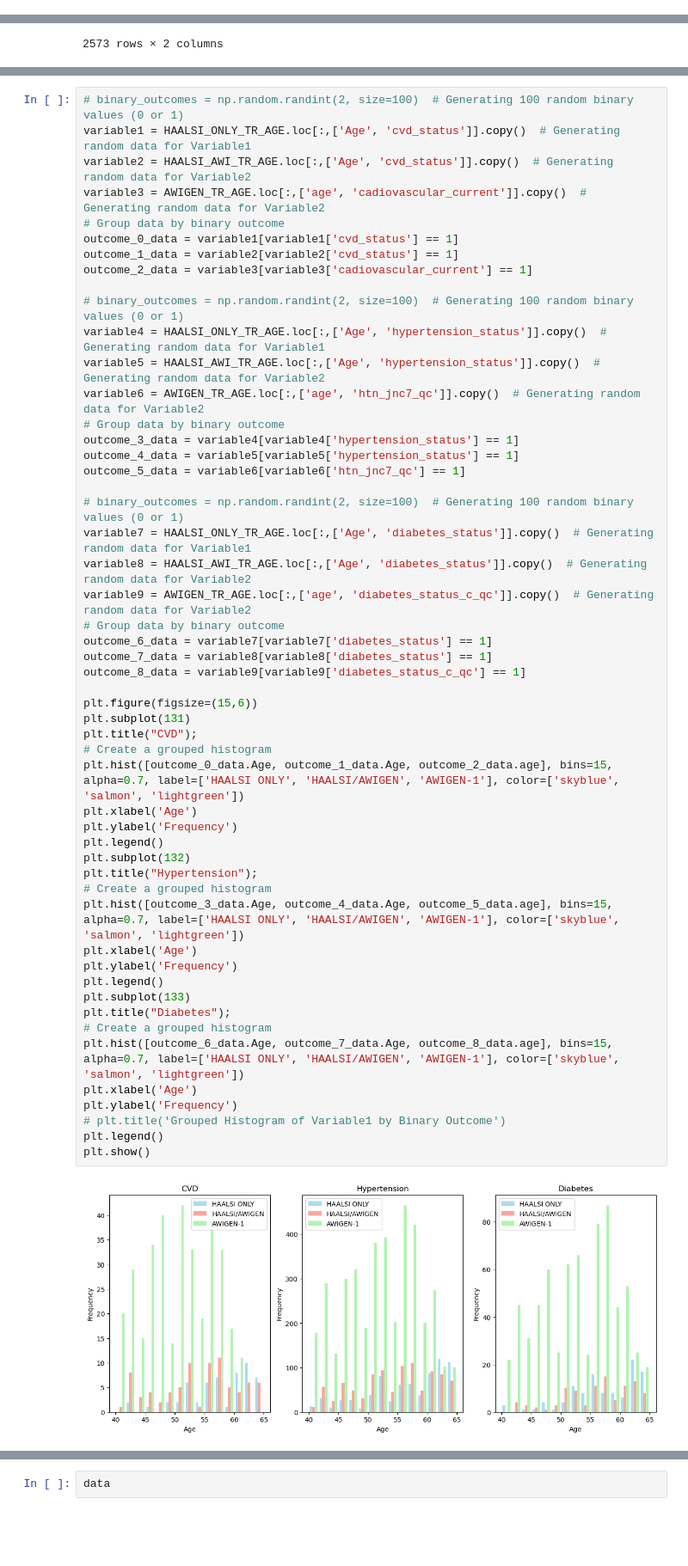
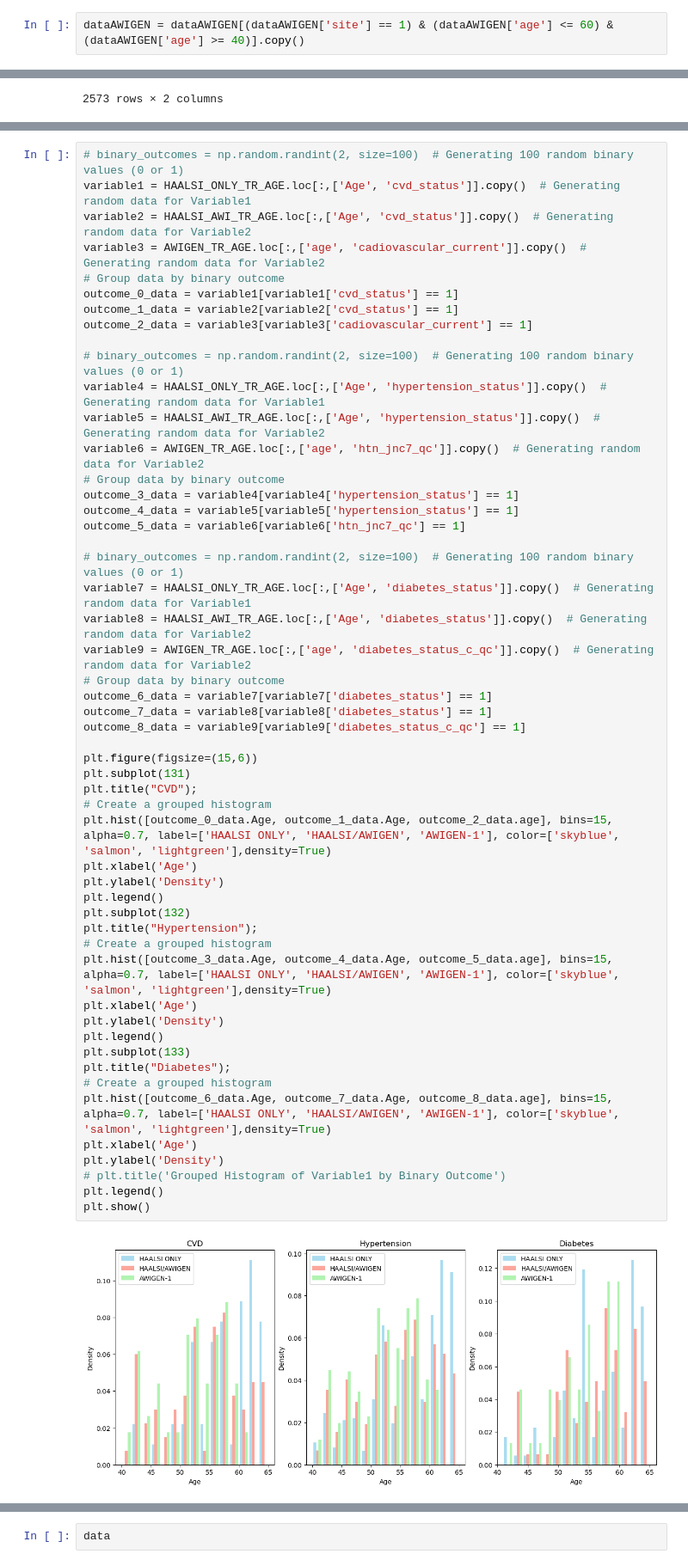
Before and after one commit to kayvinsoo7/HAALSI_work, a Jupyter notebook: work.ipynb, the cells around one changed output, grey strips where cells are left out. Shown at 86% size. Cells and saved outputs as stored; diff of their text form; blank space fills up the shorter version.

Commit message:
Updated histogram "Agincourt spliced"

```diff
--- a/work.ipynb
+++ b/work.ipynb
@@ -34,6 +34,8 @@ dataAWIGEN = pd.read_csv('/Users/kayadetunji/Documents/AWI_GEN_PROJECT/cvd_data_
        'pain_location_11_qc', 'pain_location_12_qc', 'pain_location_13_qc',
        'pain_location_14_qc', 'pain_location_15_qc', 'pain_location_16_qc',
        'pain_location_17_qc', 'pain_location_18_qc','angina_treat_now_qc', 'angina_traditional_qc', 'pain_qc', 'pain2_qc'])
+# %%
+dataAWIGEN = dataAWIGEN[(dataAWIGEN['site'] == 1) & (dataAWIGEN['age'] <= 60) & (dataAWIGEN['age'] >= 40)].copy()
 # %%
 newData = ["HAALSI ONLY" if data['awigen'].iloc[i] == 0 else "HAALSI/AWIGEN" for i in range(data['awigen'].shape[0])]
 newData = pd.DataFrame(newData, columns=['Population'])
@@ -699,40 +711,40 @@ outcome_4_data = variable5[variable5['hypertension_status'] == 1]
 outcome_5_data = variable6[variable6['htn_jnc7_qc'] == 1]
 
 # binary_outcomes = np.random.randint(2, size=100)  # Generating 100 random binary values (0 or 1)
 variable7 = HAALSI_ONLY_TR_AGE.loc[:,['Age', 'diabetes_status']].copy()  # Generating random data for Variable1
 variable8 = HAALSI_AWI_TR_AGE.loc[:,['Age', 'diabetes_status']].copy()  # Generating random data for Variable2
 variable9 = AWIGEN_TR_AGE.loc[:,['age', 'diabetes_status_c_qc']].copy()  # Generating random data for Variable2
 # Group data by binary outcome
 outcome_6_data = variable7[variable7['diabetes_status'] == 1]
 outcome_7_data = variable8[variable8['diabetes_status'] == 1]
 outcome_8_data = variable9[variable9['diabetes_status_c_qc'] == 1]
 
 plt.figure(figsize=(15,6))
 plt.subplot(131)
 plt.title("CVD");
 # Create a grouped histogram
-plt.hist([outcome_0_data.Age, outcome_1_data.Age, outcome_2_data.age], bins=15, alpha=0.7, label=['HAALSI ONLY', 'HAALSI/AWIGEN', 'AWIGEN-1'], color=['skyblue', 'salmon', 'lightgreen'])
+plt.hist([outcome_0_data.Age, outcome_1_data.Age, outcome_2_data.age], bins=15, alpha=0.7, label=['HAALSI ONLY', 'HAALSI/AWIGEN', 'AWIGEN-1'], color=['skyblue', 'salmon', 'lightgreen'],density=True)
 plt.xlabel('Age')
-plt.ylabel('Frequency')
+plt.ylabel('Density')
 plt.legend()
 plt.subplot(132)
 plt.title("Hypertension");
 # Create a grouped histogram
-plt.hist([outcome_3_data.Age, outcome_4_data.Age, outcome_5_data.age], bins=15, alpha=0.7, label=['HAALSI ONLY', 'HAALSI/AWIGEN', 'AWIGEN-1'], color=['skyblue', 'salmon', 'lightgreen'])
+plt.hist([outcome_3_data.Age, outcome_4_data.Age, outcome_5_data.age], bins=15, alpha=0.7, label=['HAALSI ONLY', 'HAALSI/AWIGEN', 'AWIGEN-1'], color=['skyblue', 'salmon', 'lightgreen'],density=True)
 plt.xlabel('Age')
-plt.ylabel('Frequency')
+plt.ylabel('Density')
 plt.legend()
 plt.subplot(133)
 plt.title("Diabetes");
 # Create a grouped histogram
-plt.hist([outcome_6_data.Age, outcome_7_data.Age, outcome_8_data.age], bins=15, alpha=0.7, label=['HAALSI ONLY', 'HAALSI/AWIGEN', 'AWIGEN-1'], color=['skyblue', 'salmon', 'lightgreen'])
+plt.hist([outcome_6_data.Age, outcome_7_data.Age, outcome_8_data.age], bins=15, alpha=0.7, label=['HAALSI ONLY', 'HAALSI/AWIGEN', 'AWIGEN-1'], color=['skyblue', 'salmon', 'lightgreen'],density=True)
 plt.xlabel('Age')
-plt.ylabel('Frequency')
+plt.ylabel('Density')
 # plt.title('Grouped Histogram of Variable1 by Binary Outcome')
 plt.legend()
 plt.show()
 # %% [output]
-[figure, old version]
+[figure, new version]
 # %%
 awi_hyp = HAALSI_AWI_TR_AGE[HAALSI_AWI_TR_AGE['hypertension_status'] == 1].copy()
 haa_hyp = HAALSI_ONLY_TR_AGE[HAALSI_ONLY_TR_AGE['hypertension_status'] == 1].copy()
```
Also changed, not shown: parts of 15 cells of this notebook.
